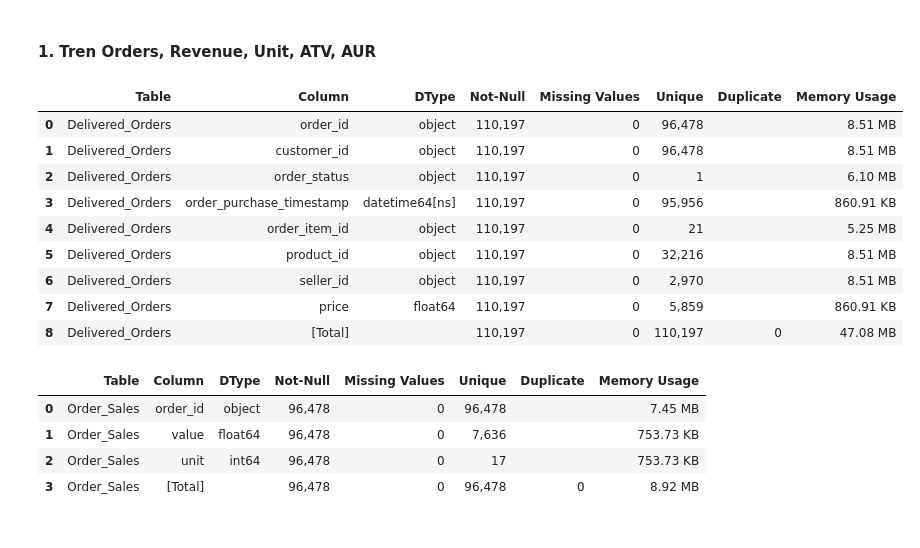
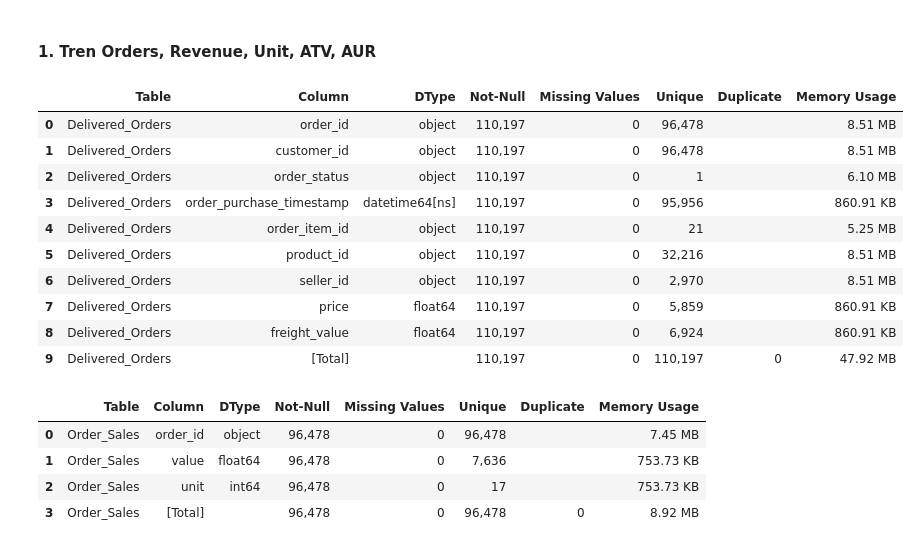
Before and after one commit to arguto1993/olist-ecommerce-performance, a Jupyter notebook: ecommerce_performance.ipynb, the cells around one changed output. Cells and saved outputs as stored; diff of their text form; code cells hidden in the pictures.

```diff
--- a/ecommerce_performance.ipynb
+++ b/ecommerce_performance.ipynb
@@ -1051,35 +1051,38 @@ valid_columns_orders = [
 
 valid_columns_items = [
     "order_id",
     "order_item_id",
     "product_id",
     "seller_id",
     "price",
+    "freight_value"
 ]
 
 # Filter for delivered orders
-df_orders_delivered = df_orders[df_orders['order_status'] == "delivered"]
+df_orders_delivered = df_orders.copy()
+df_orders_delivered = df_orders_delivered[df_orders_delivered['order_status'] == "delivered"]
 
 # Merge with order items to include price and other details
 df_orders_delivered_items = pd.merge(
     df_orders_delivered[valid_columns_orders],
     df_items[valid_columns_items],
     on='order_id',
     how='left'
 )
 
 show_table_info(df_orders_delivered_items, "delivered_orders")
 # %% [output]
 |  | Table | Column | DType | Not-Null | Missing Values | Unique | Duplicate | Memory Usage |
 | 0 | Delivered_Orders | order_id | object | 110,197 | 0 | 96,478 |  | 8.51 MB |
 | 1 | Delivered_Orders | customer_id | object | 110,197 | 0 | 96,478 |  | 8.51 MB |
 | 2 | Delivered_Orders | order_status | object | 110,197 | 0 | 1 |  | 6.10 MB |
 | 3 | Delivered_Orders | order_purchase_timestamp | datetime64[ns] | 110,197 | 0 | 95,956 |  | 860.91 KB |
 | 4 | Delivered_Orders | order_item_id | object | 110,197 | 0 | 21 |  | 5.25 MB |
 | 5 | Delivered_Orders | product_id | object | 110,197 | 0 | 32,216 |  | 8.51 MB |
 | 6 | Delivered_Orders | seller_id | object | 110,197 | 0 | 2,970 |  | 8.51 MB |
 | 7 | Delivered_Orders | price | float64 | 110,197 | 0 | 5,859 |  | 860.91 KB |
-| 8 | Delivered_Orders | [Total] |  | 110,197 | 0 | 110,197 | 0 | 47.08 MB |
+| 8 | Delivered_Orders | freight_value | float64 | 110,197 | 0 | 6,924 |  | 860.91 KB |
+| 9 | Delivered_Orders | [Total] |  | 110,197 | 0 | 110,197 | 0 | 47.92 MB |
 # %%
 # Group by order_id and calculate 'value' (sum of price) and 'unit' (count of items)
 df_orders_sales = df_orders_delivered_items.groupby('order_id').agg(
```
Also changed, not shown: parts of 6 cells of this notebook, 1 other file.
